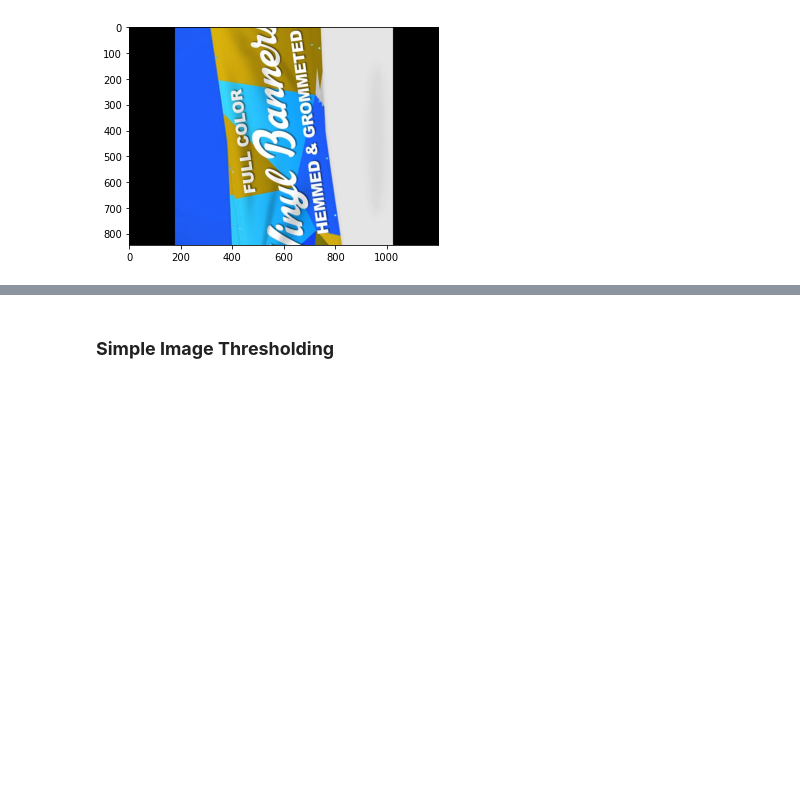
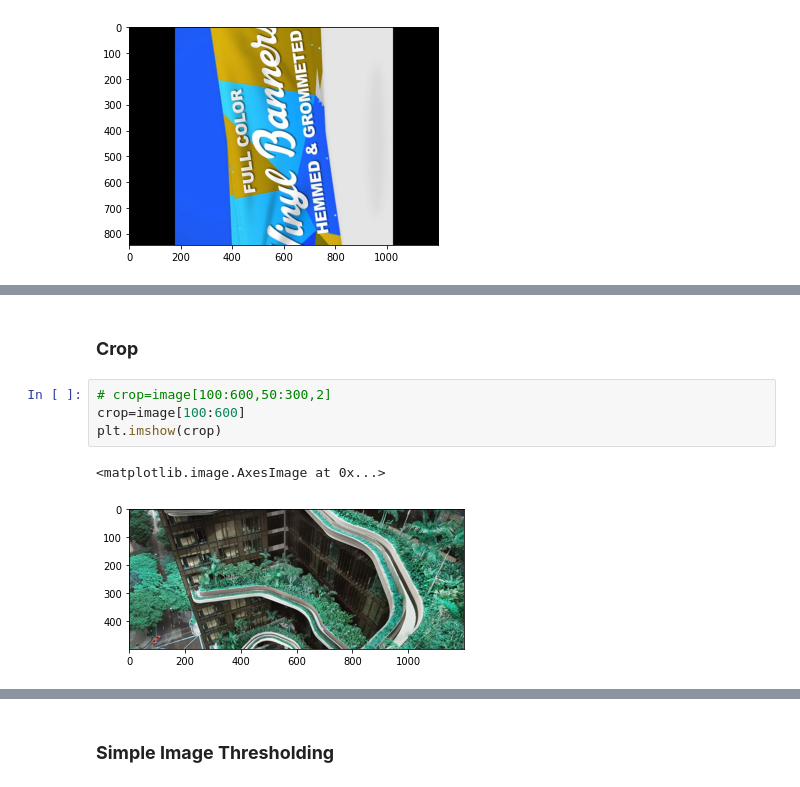
Before and after one commit to ajayjakkampudi/Python_Libraries, a Jupyter notebook: Open Cv/opencv.ipynb, the cells around one changed output, grey strips where cells are left out. Drawn from its saved outputs; the diff is of its cells as text; blank space fills up the shorter version.

```diff
--- a/Open Cv/opencv.ipynb
+++ b/Open Cv/opencv.ipynb
@@ -63,0 +125,9 @@ plt.imshow(rot_img)
+# %% [markdown]
+### **Crop**
+# %%
+# crop=image[100:600,50:300,2]
+crop=image[100:600]
+plt.imshow(crop)
+# %% [output]
+<matplotlib.image.AxesImage at 0x...>
+[figure, added]
```
Also changed, not shown: parts of 17 cells of this notebook, 1 other file.
